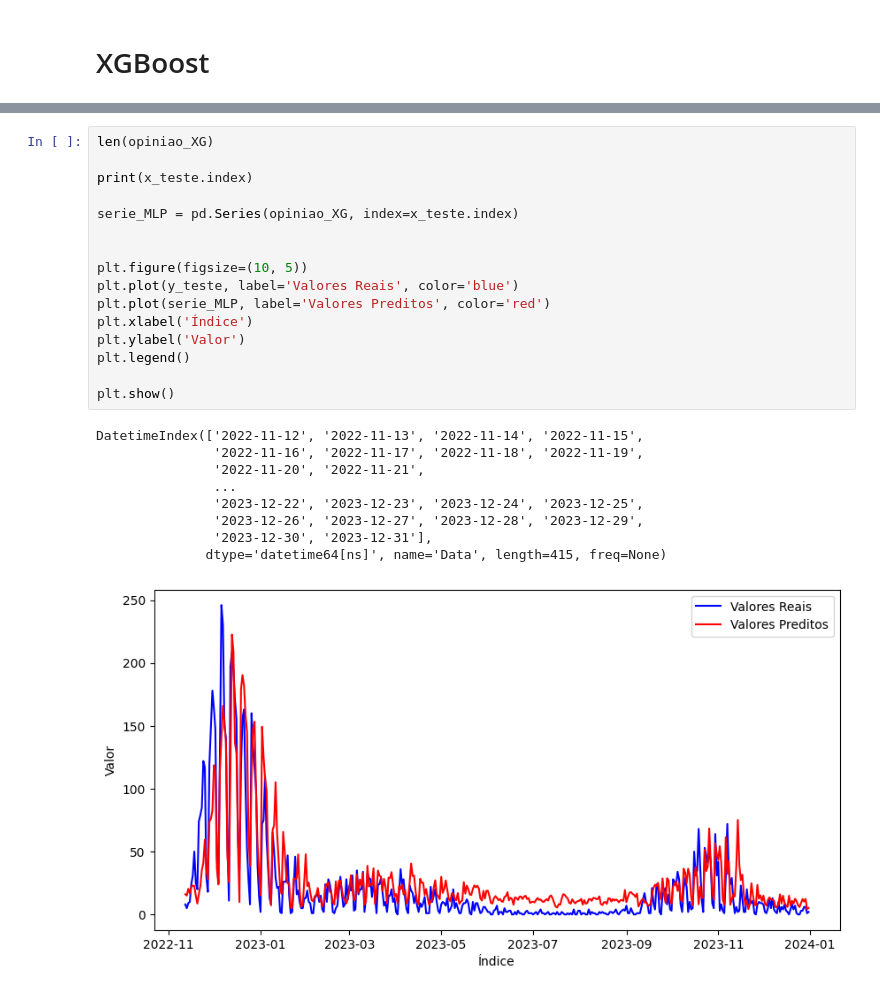
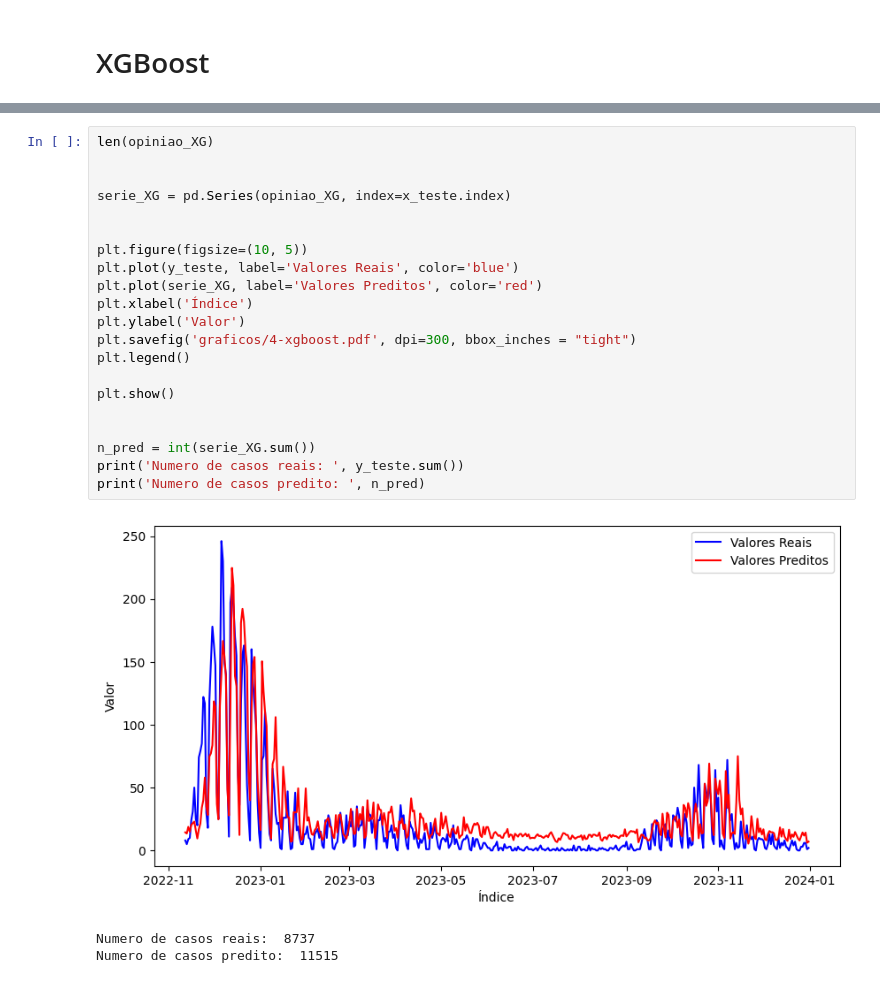
Before and after one commit to brunomaion/5-Modelos, a Jupyter notebook: xgboost.ipynb, the cells around one changed output, grey strips where cells are left out. Saved outputs shown, nothing was run; the diff lists cells and outputs as text.

```diff
--- a/xgboost.ipynb
+++ b/xgboost.ipynb
@@ -205,26 +205,25 @@ O ÚLTIMO VALOR (20) É A MÉDIA !!!
 # %%
 len(opiniao_XG)
 
-print(x_teste.index)
 
-serie_MLP = pd.Series(opiniao_XG, index=x_teste.index)
+serie_XG = pd.Series(opiniao_XG, index=x_teste.index)
 
 
 plt.figure(figsize=(10, 5))
 plt.plot(y_teste, label='Valores Reais', color='blue')
-plt.plot(serie_MLP, label='Valores Preditos', color='red')
+plt.plot(serie_XG, label='Valores Preditos', color='red')
 plt.xlabel('Índice')
 plt.ylabel('Valor')
+plt.savefig('graficos/4-xgboost.pdf', dpi=300, bbox_inches = "tight")
 plt.legend()
 
 plt.show()
+
+
+n_pred = int(serie_XG.sum())
+print('Numero de casos reais: ', y_teste.sum())
+print('Numero de casos predito: ', n_pred)
 # %% [output]
+[figure]
-DatetimeIndex(['2022-11-12', '2022-11-13', '2022-11-14', '2022-11-15',
-               '2022-11-16', '2022-11-17', '2022-11-18', '2022-11-19',
-               '2022-11-20', '2022-11-21',
-               ...
-               '2023-12-22', '2023-12-23', '2023-12-24', '2023-12-25',
-               '2023-12-26', '2023-12-27', '2023-12-28', '2023-12-29',
-               '2023-12-30', '2023-12-31'],
-              dtype='datetime64[ns]', name='Data', length=415, freq=None)
+Numero de casos reais:  8737
+Numero de casos predito:  11515
-[figure]
```
Also changed, not shown: parts of 1 cell of this notebook, 17 other files.
